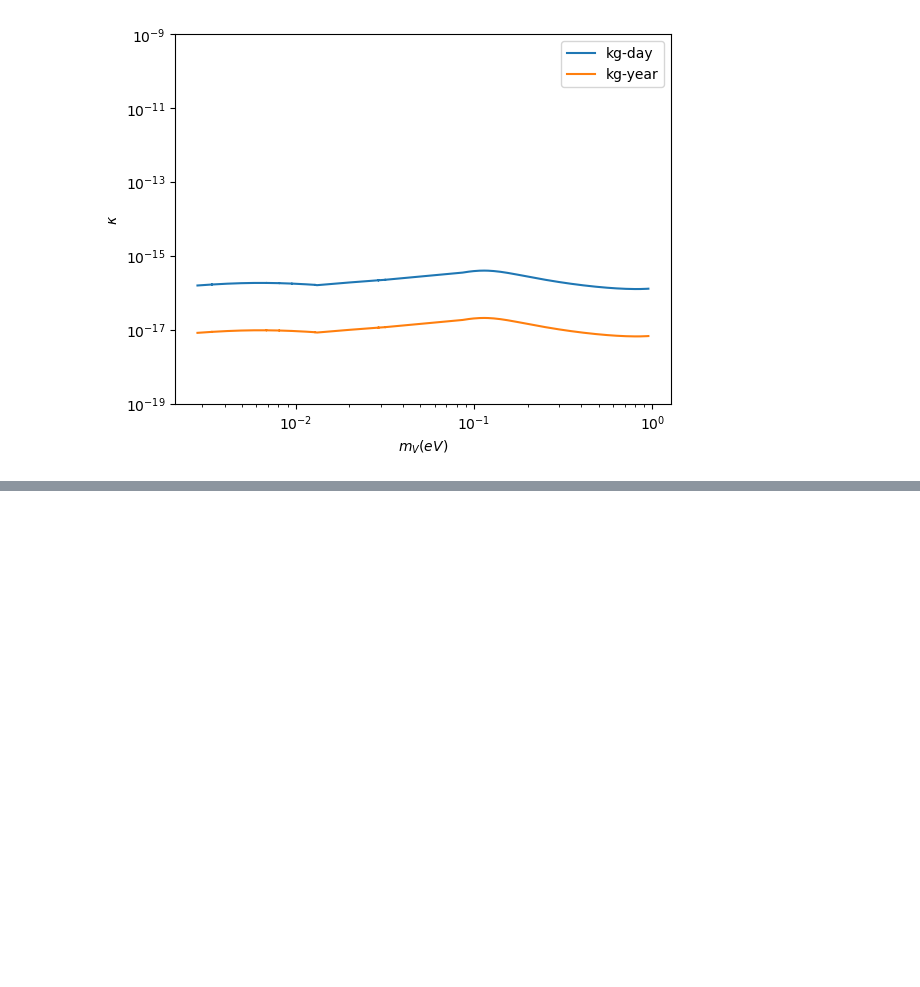
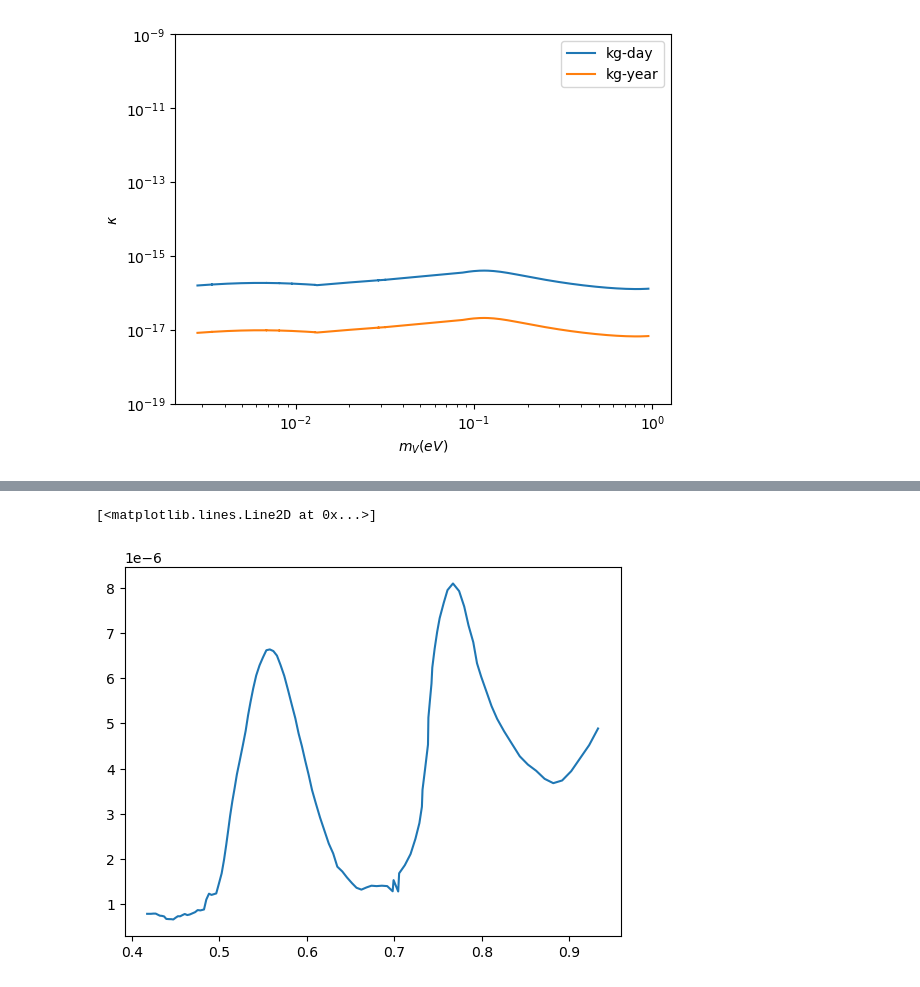
Before and after one commit to robalvess/Projeto-1---2025, a Jupyter notebook: try.ipynb, the cells around one changed output, grey strips where cells are left out. Cells and saved outputs as stored; diff of their text form; code cells hidden in the pictures; blank space fills up the shorter version.

```diff
--- a/try.ipynb
+++ b/try.ipynb
@@ -98,8 +86,10 @@ rho = 3* gtoev * (cmtoev)**3#g/cm3
 rho_dm = 0.3e9 *(cmtoev)**3 #ev/cm3
 year = 3.156e7*stoev
 v = 1e-3
+c = 3e8
 kg = gtoev*1e3
 day = 86400*stoev
+concentration = 1e-5 #mol/L
 # %%
 def kappa(m, alpha):
     sensitivity = 1/(kg*year)
@@ -193,3 +183,13 @@ plt.legend()
 # %% [output]
 <matplotlib.legend.Legend at 0x...>
 [figure]
+# %%
+dataDY = pd.read_csv('dataDY.csv', sep =';', header=None)
+dataDY.iloc[:,0] = 1/(dataDY.iloc[:,0])
+dataDY.iloc[:,1] = dataDY.iloc[:,1]*1e3*concentration
+dataDY = dataDY*cmtoev
+'''I have to look for the actual meaning of M^-1. If I do multiply by the concentration, the order of magnitude in cm^-1 of
+the absorption is very different than the one in the other papers. This difference in order of magnitude is important, because
+it causes a shift of 3 orders in the mixing angle.'''
+
+dataDY
@@ -195,0 +210,5 @@ plt.legend()
+# %%
+plt.plot(dataDY.iloc[:,0], dataDY.iloc[:,1])
+# %% [output]
+[<matplotlib.lines.Line2D at 0x...>]
+[figure, added]
```
Also changed, not shown: parts of 7 cells of this notebook, 2 other files.
